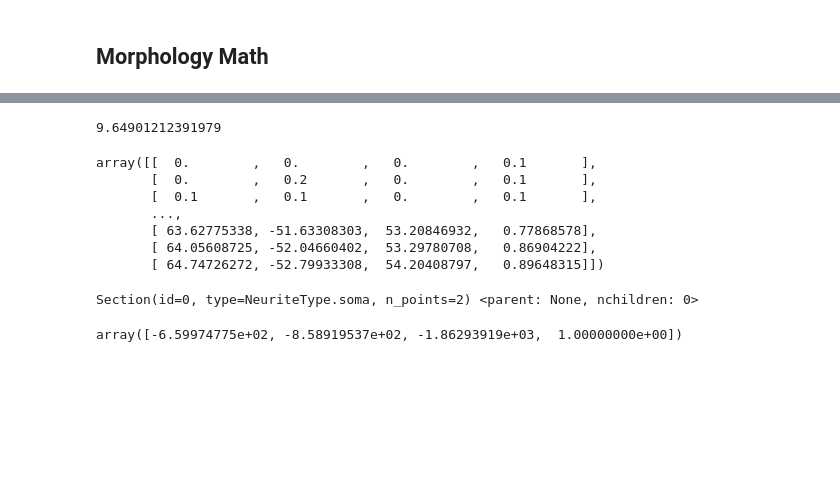
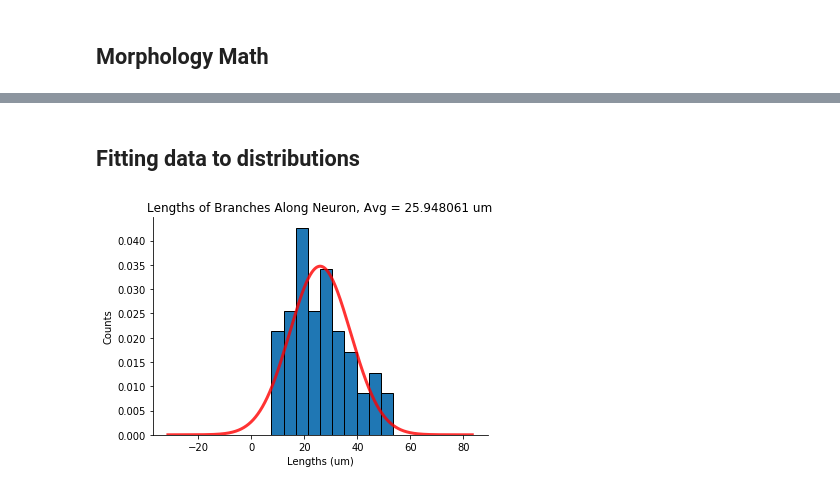
Before and after one commit to NeuroDataDesign/NeuroM, a Jupyter notebook: ipynb/NeuroM_tests.ipynb, the cells around one changed output, grey strips where cells are left out. Saved outputs shown, nothing was run; the diff lists cells and outputs as text; code cells hidden in the pictures; blank space fills up the shorter version.

```diff
--- a/ipynb/NeuroM_tests.ipynb
+++ b/ipynb/NeuroM_tests.ipynb
@@ -134,2 +116,0 @@ Stats(dist=0.7474195506982392, pvalue=0.0008944288292733749)
-# %%
-stats.fit_results_to_dict(stats.optimal_distribution(custom.points[:,:3].flatten()))
@@ -140,2 +116,0 @@ OrderedDict([('type', 'normal'),
-# %%
-stats.fit(custom.points[:,:3].flatten())
@@ -157,22 +117,26 @@ array([[-8.66076486e+02, -8.79343050e+02, -1.75513702e+03,
-# %%
-morphmath.path_distance(gt_test.sections[3].points)
-# %% [output]
-9.64901212391979
-# %%
-gt_test.points
-# %% [output]
-array([[  0.        ,   0.        ,   0.        ,   0.1       ],
-       [  0.        ,   0.2       ,   0.        ,   0.1       ],
-       [  0.1       ,   0.1       ,   0.        ,   0.1       ],
-       ...,
-       [ 63.62775338, -51.63308303,  53.20846932,   0.77868578],
-       [ 64.05608725, -52.04660402,  53.29780708,   0.86904222],
-       [ 64.74726272, -52.79933308,  54.20408797,   0.89648315]])
-# %%
-custom.sections[0]
-# %% [output]
-Section(id=0, type=NeuriteType.soma, n_points=2) <parent: None, nchildren: 0>
-# %%
-custom.points[0]
-# %% [output]
-array([-6.59974775e+02, -8.58919537e+02, -1.86293919e+03,  1.00000000e+00])
+# %% [markdown]
+## Fitting data to distributions
+# %%
+from scipy.stats import norm
+
+# Fit lengths to a normal distribution
+# Stats functions all work with non-standard neuron data
+
+p = stats.fit(lens)
+mu, sigma = p.params
+norm_range = np.arange(mu - 5.*sigma, mu + 5.*sigma, 0.001)
+ax = plt.subplot(111)
+
+ax.hist(lens, density = True, edgecolor = 'black')
+_ = ax.plot(norm_range, norm.pdf(norm_range, mu, sigma), linewidth=3., c='r', alpha=0.8)
+
+plt.title("Lengths of Branches Along Neuron, Avg = %f um" % np.mean(lens))
+plt.xlabel("Lengths (um)")
+plt.ylabel("Counts")
+
+ax.spines['right'].set_visible(False)
+ax.spines['top'].set_visible(False)
+ax.yaxis.set_ticks_position('left')
+ax.xaxis.set_ticks_position('bottom')
+# %% [output]
+[figure, added]
```
Also changed, not shown: parts of 20 cells of this notebook, 1 other file.
